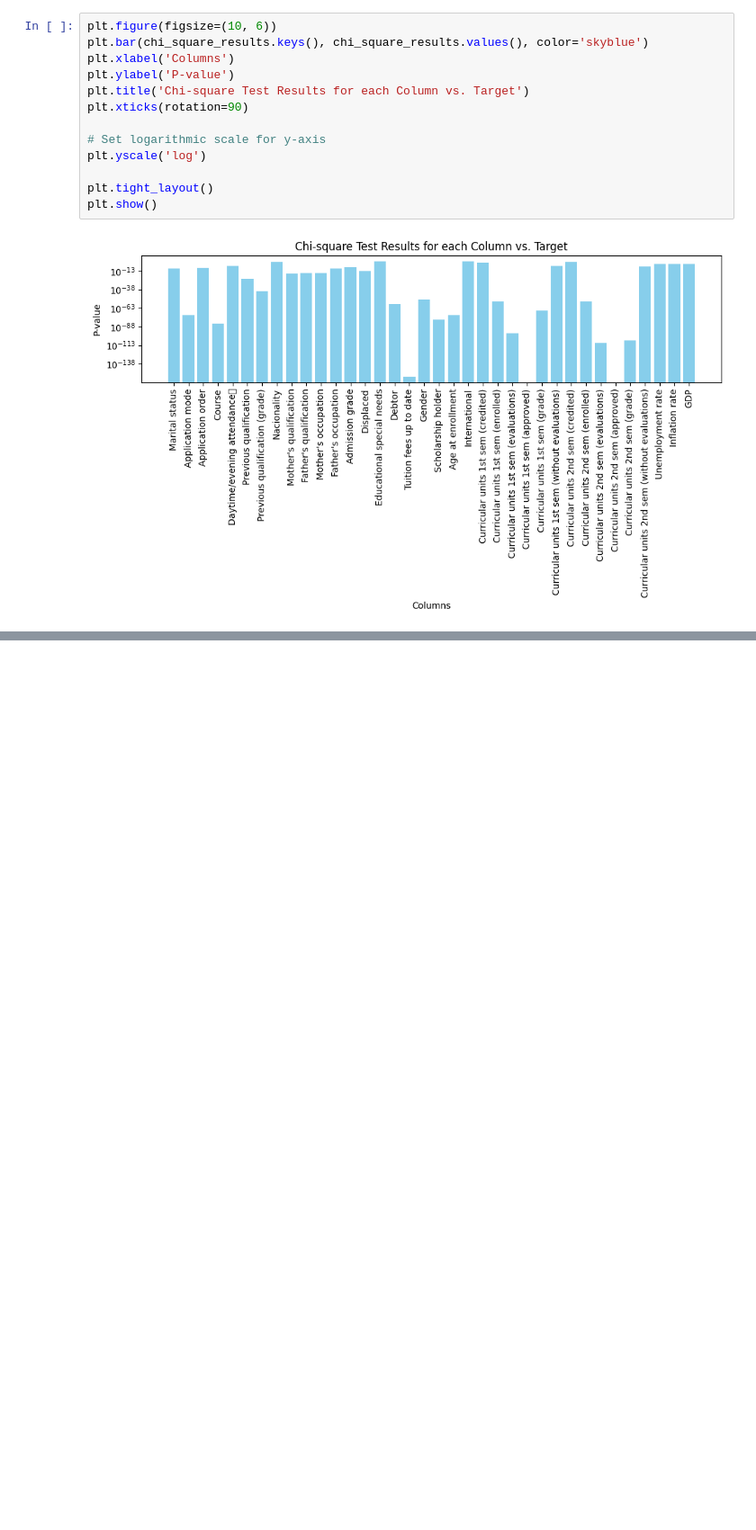
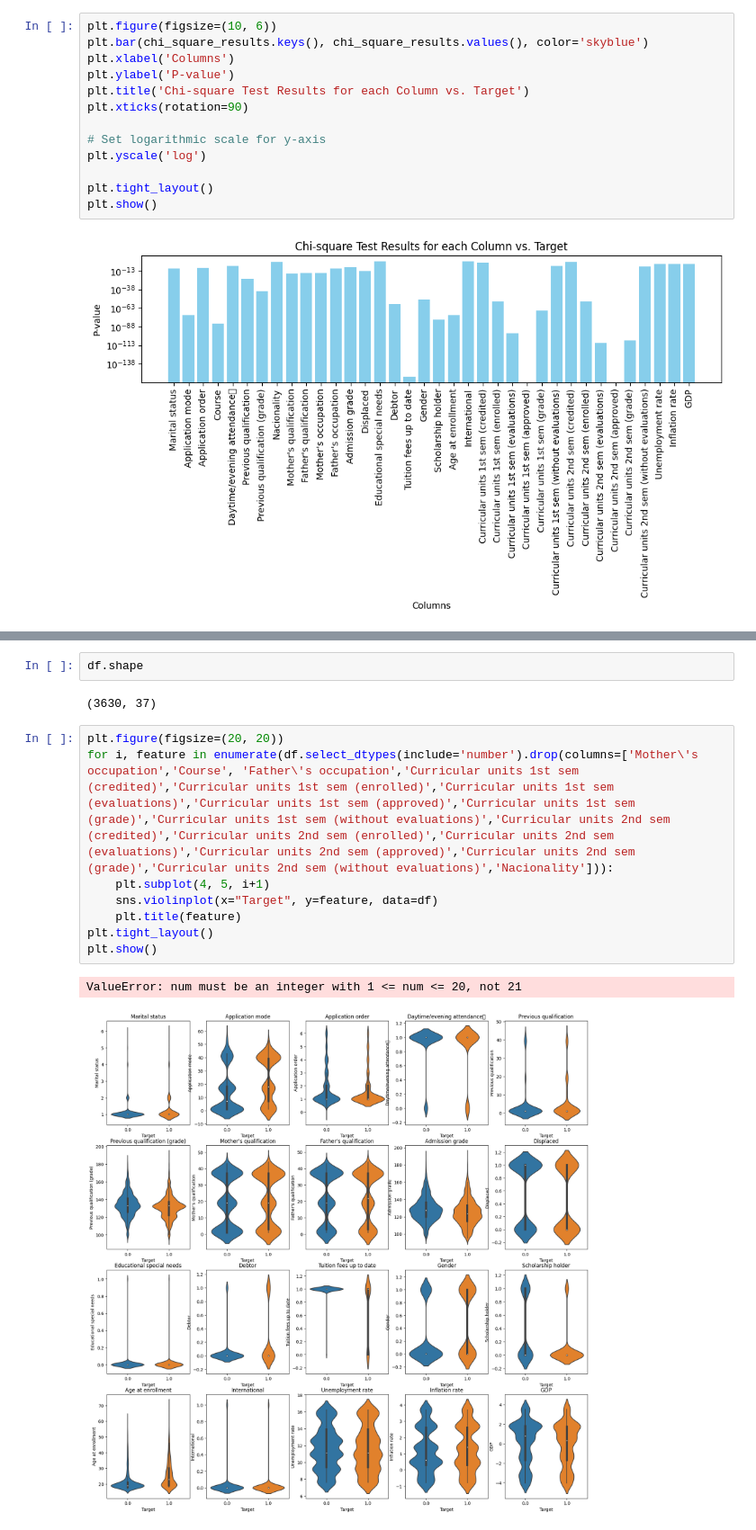
Before and after one commit to anshimathur0325/Predicting-Student-Dropout, a Jupyter notebook: Project Files/EDA.ipynb, the cells around one changed output, grey strips where cells are left out. Shown at 90% size. Saved outputs shown, nothing was run; the diff lists cells and outputs as text; blank space fills up the shorter version.

```diff
--- a/Project Files/EDA.ipynb
+++ b/Project Files/EDA.ipynb
@@ -1178,0 +1403,15 @@ plt.show()
+# %%
+df.shape
+# %% [output]
+(3630, 37)
+# %%
+plt.figure(figsize=(20, 20))
+for i, feature in enumerate(df.select_dtypes(include='number').drop(columns=['Mother\'s occupation','Course', 'Father\'s occupation','Curricular units 1st sem (credited)','Curricular units 1st sem (enrolled)','Curricular units 1st sem (evaluations)','Curricular units 1st sem (approved)','Curricular units 1st sem (grade)','Curricular units 1st sem (without evaluations)','Curricular units 2nd sem (credited)','Curricular units 2nd sem (enrolled)','Curricular units 2nd sem (evaluations)','Curricular units 2nd sem (approved)','Curricular units 2nd sem (grade)','Curricular units 2nd sem (without evaluations)','Nacionality'])):
+    plt.subplot(4, 5, i+1)
+    sns.violinplot(x="Target", y=feature, data=df)
+    plt.title(feature)
+plt.tight_layout()
+plt.show()
+# %% [output]
+ValueError: num must be an integer with 1 <= num <= 20, not 21
+[figure, added]
```
Also changed, not shown: parts of 2 cells of this notebook, 9 other files.
